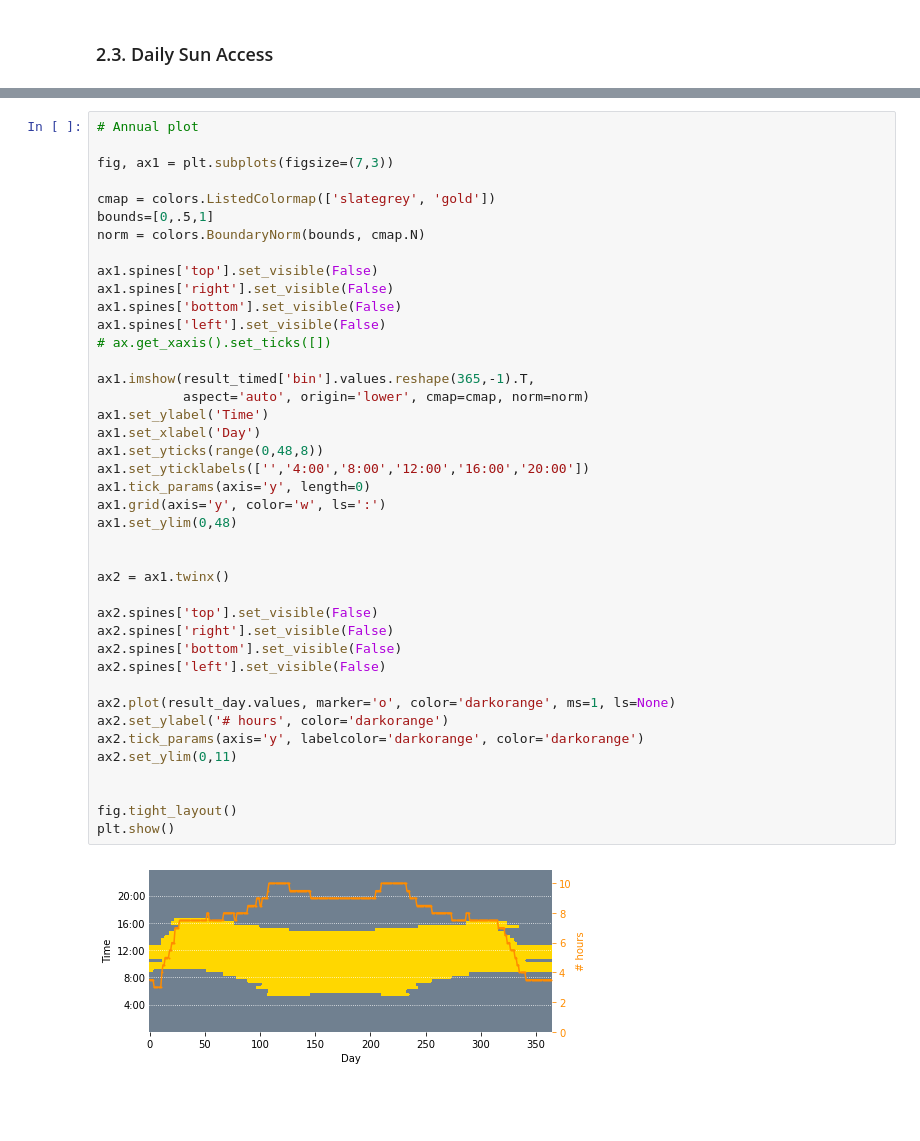
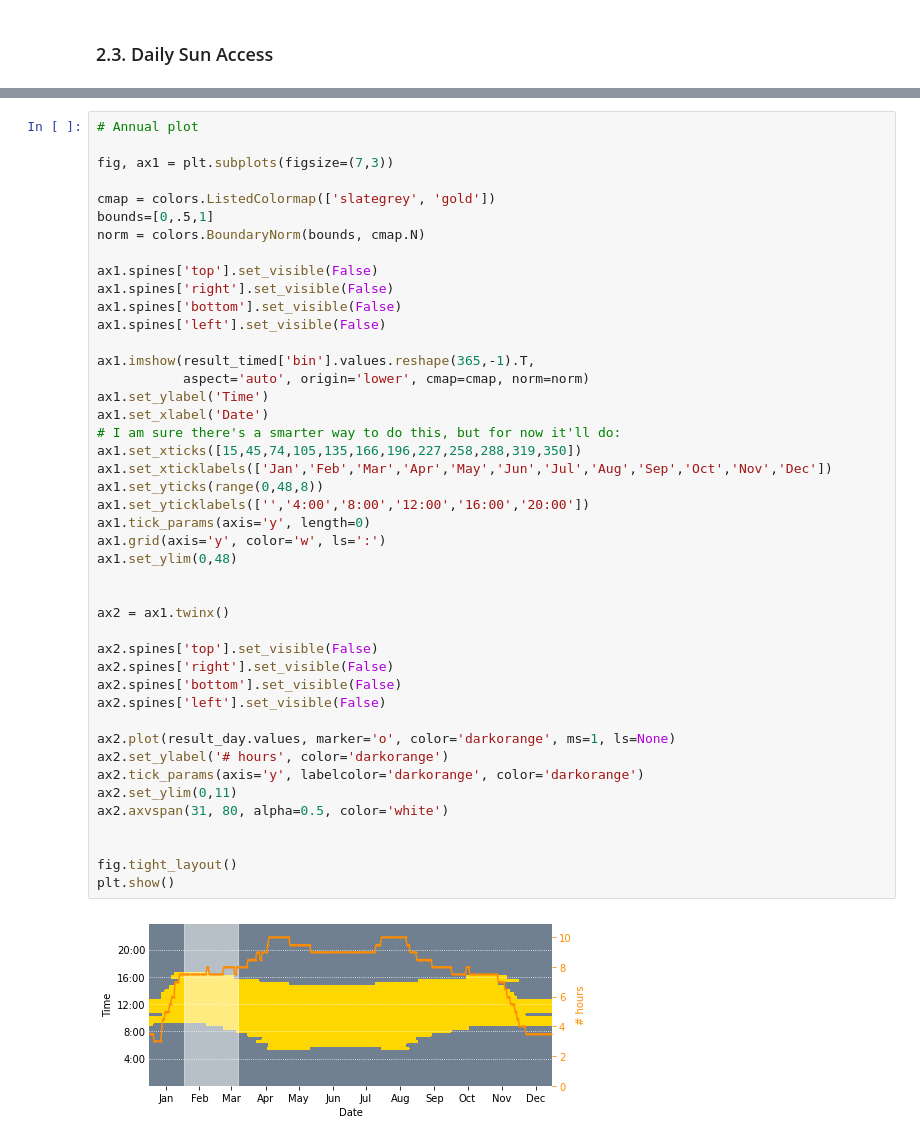
Before and after one commit to shervinazadi/EN_17037_Compliance, a Jupyter notebook: final_notebooks/sun_access.ipynb, the cells around one changed output, grey strips where cells are left out. Cells and saved outputs as stored; diff of their text form; blank space fills up the shorter version.

Commit message:
modified annual plot

```diff
--- a/final_notebooks/sun_access.ipynb
+++ b/final_notebooks/sun_access.ipynb
@@ -217,33 +214,36 @@ ax1.spines['top'].set_visible(False)
 ax1.spines['right'].set_visible(False)
 ax1.spines['bottom'].set_visible(False)
 ax1.spines['left'].set_visible(False)
-# ax.get_xaxis().set_ticks([])
 
 ax1.imshow(result_timed['bin'].values.reshape(365,-1).T,
            aspect='auto', origin='lower', cmap=cmap, norm=norm)
 ax1.set_ylabel('Time')
-ax1.set_xlabel('Day')
+ax1.set_xlabel('Date')
+# I am sure there's a smarter way to do this, but for now it'll do:
+ax1.set_xticks([15,45,74,105,135,166,196,227,258,288,319,350])
+ax1.set_xticklabels(['Jan','Feb','Mar','Apr','May','Jun','Jul','Aug','Sep','Oct','Nov','Dec'])
 ax1.set_yticks(range(0,48,8))
 ax1.set_yticklabels(['','4:00','8:00','12:00','16:00','20:00'])
 ax1.tick_params(axis='y', length=0)
 ax1.grid(axis='y', color='w', ls=':')
 ax1.set_ylim(0,48)
 
 
 ax2 = ax1.twinx()
 
 ax2.spines['top'].set_visible(False)
 ax2.spines['right'].set_visible(False)
 ax2.spines['bottom'].set_visible(False)
 ax2.spines['left'].set_visible(False)
 
 ax2.plot(result_day.values, marker='o', color='darkorange', ms=1, ls=None)
 ax2.set_ylabel('# hours', color='darkorange')
 ax2.tick_params(axis='y', labelcolor='darkorange', color='darkorange')
 ax2.set_ylim(0,11)
+ax2.axvspan(31, 80, alpha=0.5, color='white')
 
 
 fig.tight_layout()
 plt.show()
 # %% [output]
-[figure, old version]
+[figure, new version]
```
Also changed, not shown: parts of 2 cells of this notebook, 1 other file.
